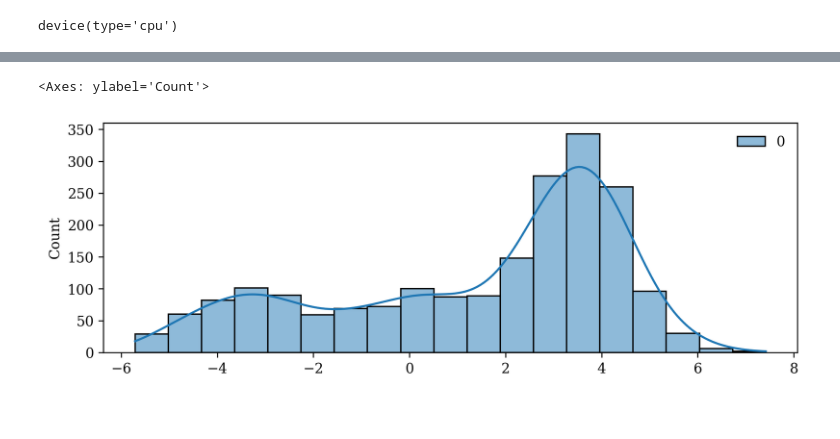
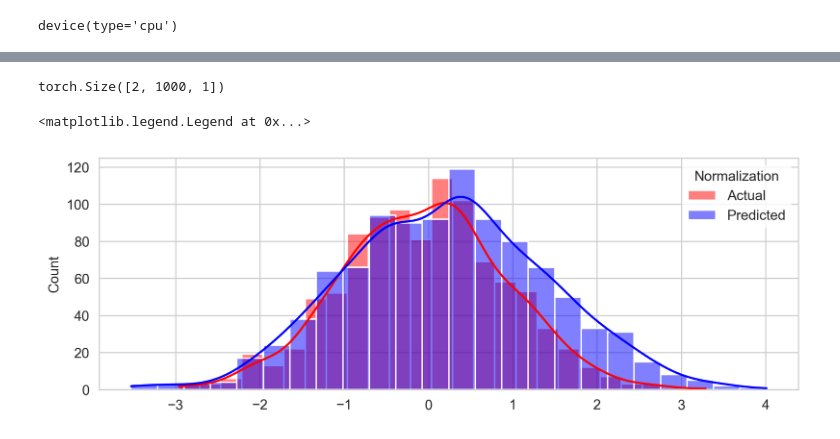
Before and after one commit to aniketjivani/generative_experiments, a Jupyter notebook: cnf_torchdiffeq_toy_1d_gaussian.ipynb, the cells around one changed output, grey strips where cells are left out. Cells and saved outputs as stored; diff of their text form; code cells hidden in the pictures.

Commit message:
add plot to compare histograms of true Gaussian and predicted from model change adjoint to store false

```diff
--- a/cnf_torchdiffeq_toy_1d_gaussian.ipynb
+++ b/cnf_torchdiffeq_toy_1d_gaussian.ipynb
@@ -244,6 +248,9 @@ if args.run_model:
 
         #     print('Iter: {}, running avg loss: {:.4f}'.format(itr, loss_meter.avg))
         print('Iter: {}, running avg loss: {:.4f}'.format(itr, loss.item()))
+    #     torch.save(func, "./cnf_torchdiffeq_toy_1d_gaussian.pt")
 else:
+    sd = torch.load("./cnf_torchdiffeq_toy_1d_gaussian.pt")
     func = CNF(in_out_dim=args.problem_dim, hidden_dim=args.hidden_dim, width=args.width).to(device)
-    func.load_state_dict(torch.load("./ffjord_toy_1d.pt"))
+    func.load_state_dict(sd)
+    #     func.eval()
@@ -278,0 +285,28 @@ CNF(
+# %%
+xfinal, logp_diff_t1_final = get_batch(1000, args.problem_dim)
+# %%
+z_t_final, logp_diff_t_final = odeint(
+            func,
+            (xfinal, logp_diff_t1_final),
+            #             torch.tensor(np.linspace(t1, t0, 50)).type(torch.float32).to(device),
+            torch.tensor([t1, t0]).type(torch.float32).to(device),
+            atol=1e-5,
+            rtol=1e-5,
+            method='dopri5',
+        )
+# %%
+z_t_final.shape
+# %% [output]
+torch.Size([2, 1000, 1])
+# %%
+actual_samples = p_z0.sample_n(1000).detach().numpy()
+# %%
+sns.set_style("whitegrid")
+
+sns.histplot(actual_samples, kde=True, color="red", label="Actual")
+sns.histplot(z_t_final.detach().numpy()[1, :, 0], kde=True, color="blue", label="Predicted")
+
+plt.legend(title="Normalization")
+# %% [output]
+<matplotlib.legend.Legend at 0x...>
+[figure, added]
@@ -279,6 +338,3 @@ CNF(
 # %%
-pts, difft1 = get_batch(2000, args.problem_dim)
-sns.histplot(pts, kde=True)
+# pts, difft1 = get_batch(2000, args.problem_dim)
+# sns.histplot(pts, kde=True)
-# %% [output]
-<Axes: ylabel='Count'>
-[figure, removed]
```
Also changed, not shown: parts of 14 cells of this notebook, 2 other files.
